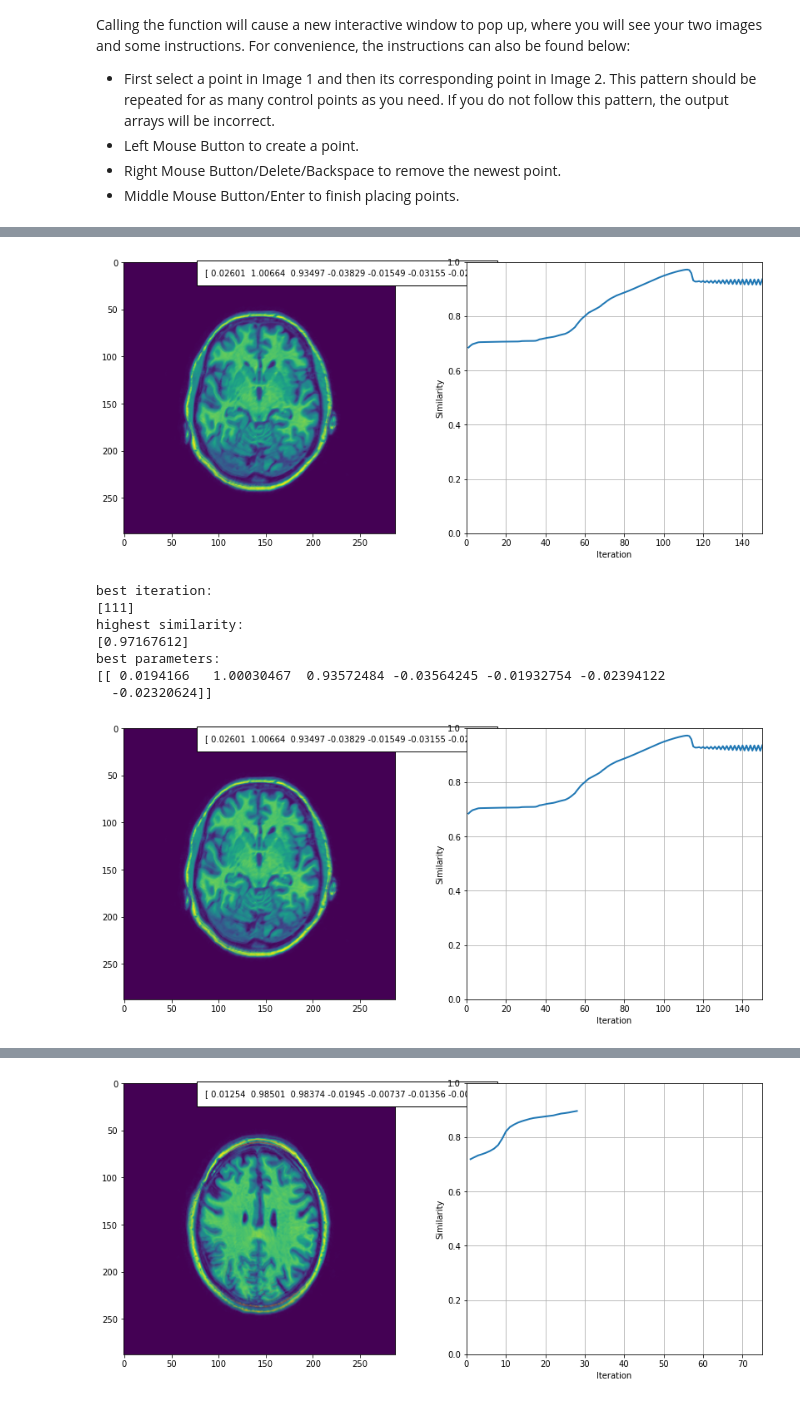
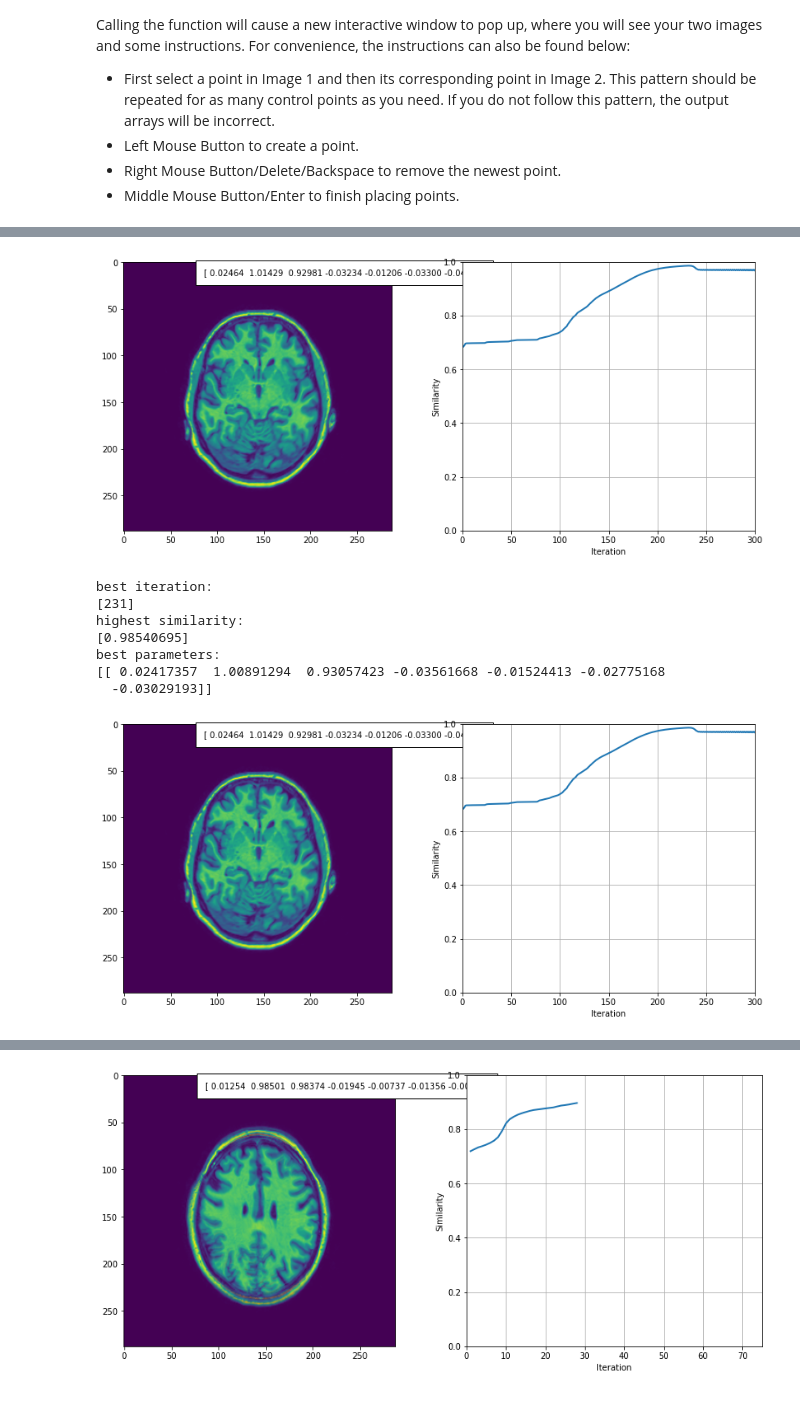
Before and after one commit to Robin888888888/8dc00-mia, a Jupyter notebook: reader/1.6_Registration_project.ipynb, the cells around one changed output, grey strips where cells are left out. Drawn from its saved outputs; the diff is of its cells as text; code cells hidden in the pictures.

```diff
--- a/reader/1.6_Registration_project.ipynb
+++ b/reader/1.6_Registration_project.ipynb
@@ -172,15 +172,15 @@ from registration_project import intensity_based_registration
 # %%
 
 
-intensity_based_registration('2_1_t1','2_1_t1_d','affine','corr',0.0008,)
+intensity_based_registration('2_1_t1','2_1_t1_d','affine','corr',False,0.0005,300)
 # %% [output]
-[figure, old version]
+[figure, new version]
 best iteration:
-[111]
+[231]
 highest similarity:
-[0.97167612]
+[0.98540695]
 best parameters:
-[[ 0.0194166   1.00030467  0.93572484 -0.03564245 -0.01932754 -0.02394122
-  -0.02320624]]
+[[ 0.02417357  1.00891294  0.93057423 -0.03561668 -0.01524413 -0.02775168
+  -0.03029193]]
-[figure, old version]
+[figure, new version]
 # %%
```
Also changed, not shown: parts of 5 cells of this notebook, 5 other files.
